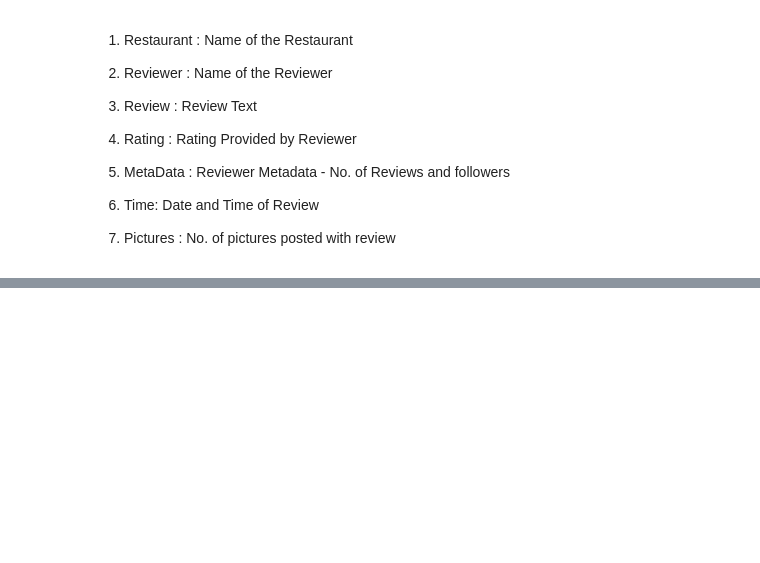
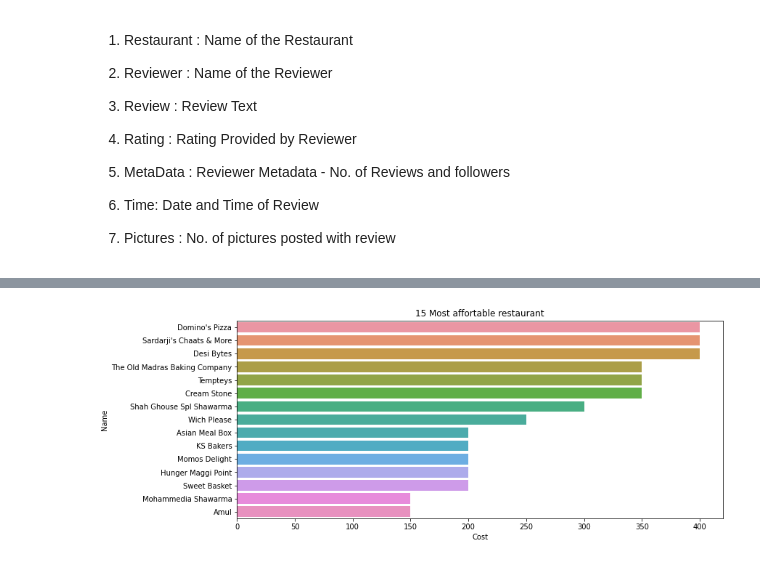
Before and after one commit to prabindebnath25/Zomato_Restaurant_Clustering_And_Sentiment_Analysis, a Jupyter notebook: Zomato_Restaurant_Clustering_and_Sentiment_Analysis.ipynb, the cells around one changed output, grey strips where cells are left out. Saved outputs shown, nothing was run; the diff lists cells and outputs as text; code cells hidden in the pictures; blank space fills up the shorter version.

```diff
--- a/Zomato_Restaurant_Clustering_and_Sentiment_Analysis.ipynb
+++ b/Zomato_Restaurant_Clustering_and_Sentiment_Analysis.ipynb
@@ -48,0 +337,10 @@ Merge this dataset with Names and Matadata and then use for sentiment analysis p
+# %%
+# checking  most afforatble Resturent
+plt.figure(figsize = (12,5))
+sns.barplot(data = meta_df.sort_values(by = 'Cost',ascending = False)[-15:],
+            y= 'Name',
+            x= 'Cost' )
+plt.title('15 Most affortable restaurant')
+plt.show()
+# %% [output]
+[figure, added]
```
Also changed, not shown: parts of 82 cells of this notebook.
